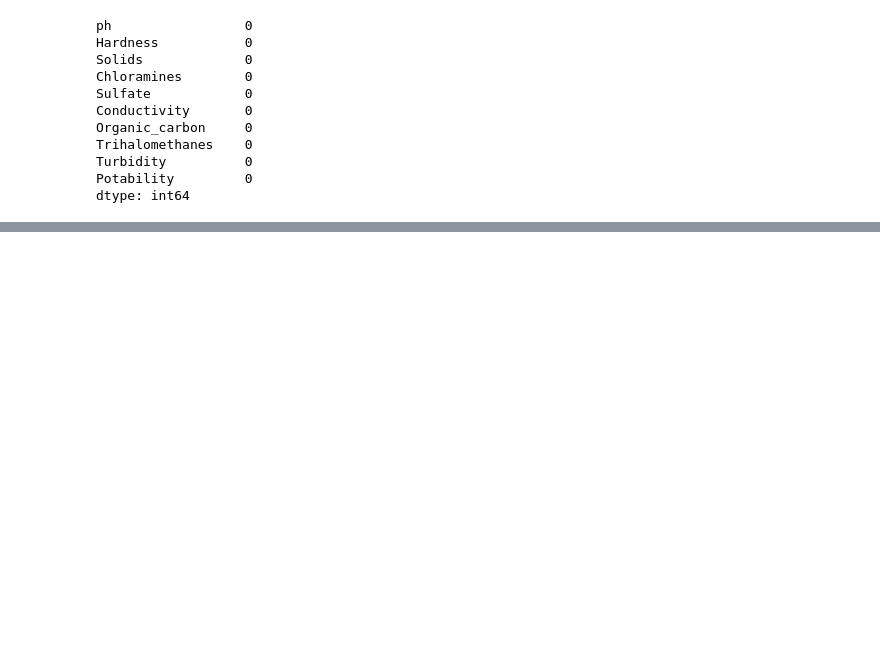
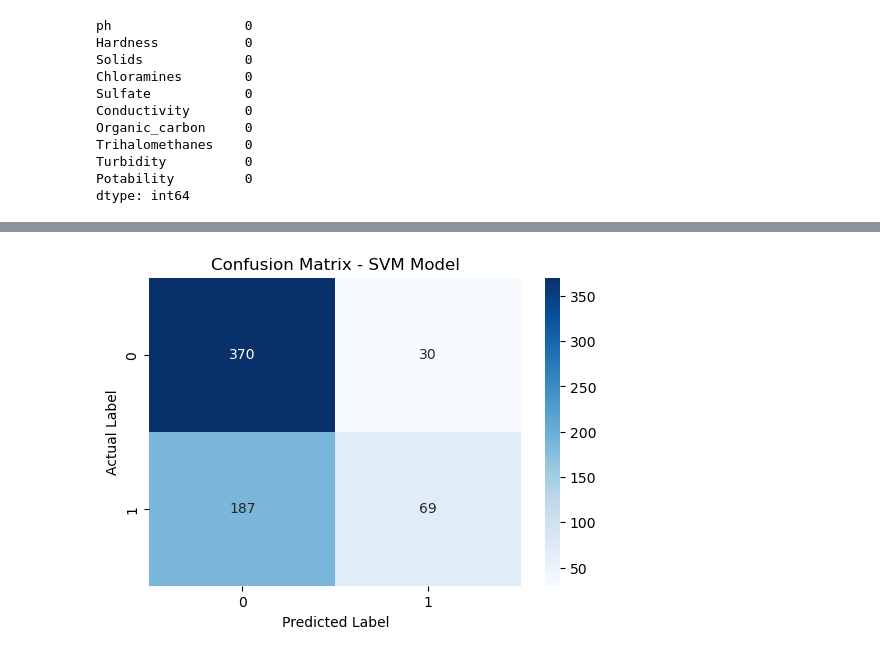
Before and after one commit to Randil01/water-potability-classification, a Jupyter notebook: support_vector_machine.ipynb, the cells around one changed output, grey strips where cells are left out. Drawn from its saved outputs; the diff is of its cells as text; code cells hidden in the pictures; blank space fills up the shorter version.

Commit message:
Update final SVM
Model training done

```diff
--- a/support_vector_machine.ipynb
+++ b/support_vector_machine.ipynb
@@ -136,0 +137,5 @@ GridSearchCV(cv=5, estimator=SVC(), n_jobs=-1,
+# %%
+# Train final model
+best_svm = grid_search.best_estimator_
+print("\nTraining final SVM model...")
+best_svm.fit(X_train_scaled, y_train)
@@ -136,0 +153,14 @@ GridSearchCV(cv=5, estimator=SVC(), n_jobs=-1,
+# %%
+# Make predication
+y_pred = best_svm.predict(X_test_scaled)
+# %%
+# Accuracy
+accuracy = accuracy_score(y_test, y_pred)
+print("\nModel Accuracy:", accuracy)
+# Confusion Matrix
+cm = confusion_matrix(y_test, y_pred)
+print("\nConfusion Matrix:")
+print(cm)
+# Classification Report
+print("\nClassification Report:")
+print(classification_report(y_test, y_pred))
@@ -136,0 +183,10 @@ GridSearchCV(cv=5, estimator=SVC(), n_jobs=-1,
+# %%
+# confusion metrix
+plt.figure(figsize=(6,4))
+sns.heatmap( cm, annot=True, fmt='d', cmap='Blues' )
+plt.title("Confusion Matrix - SVM Model")
+plt.xlabel("Predicted Label")
+plt.ylabel("Actual Label")
+plt.show()
+# %% [output]
+[figure, added]
```
Also changed, not shown: parts of 6 cells of this notebook.
